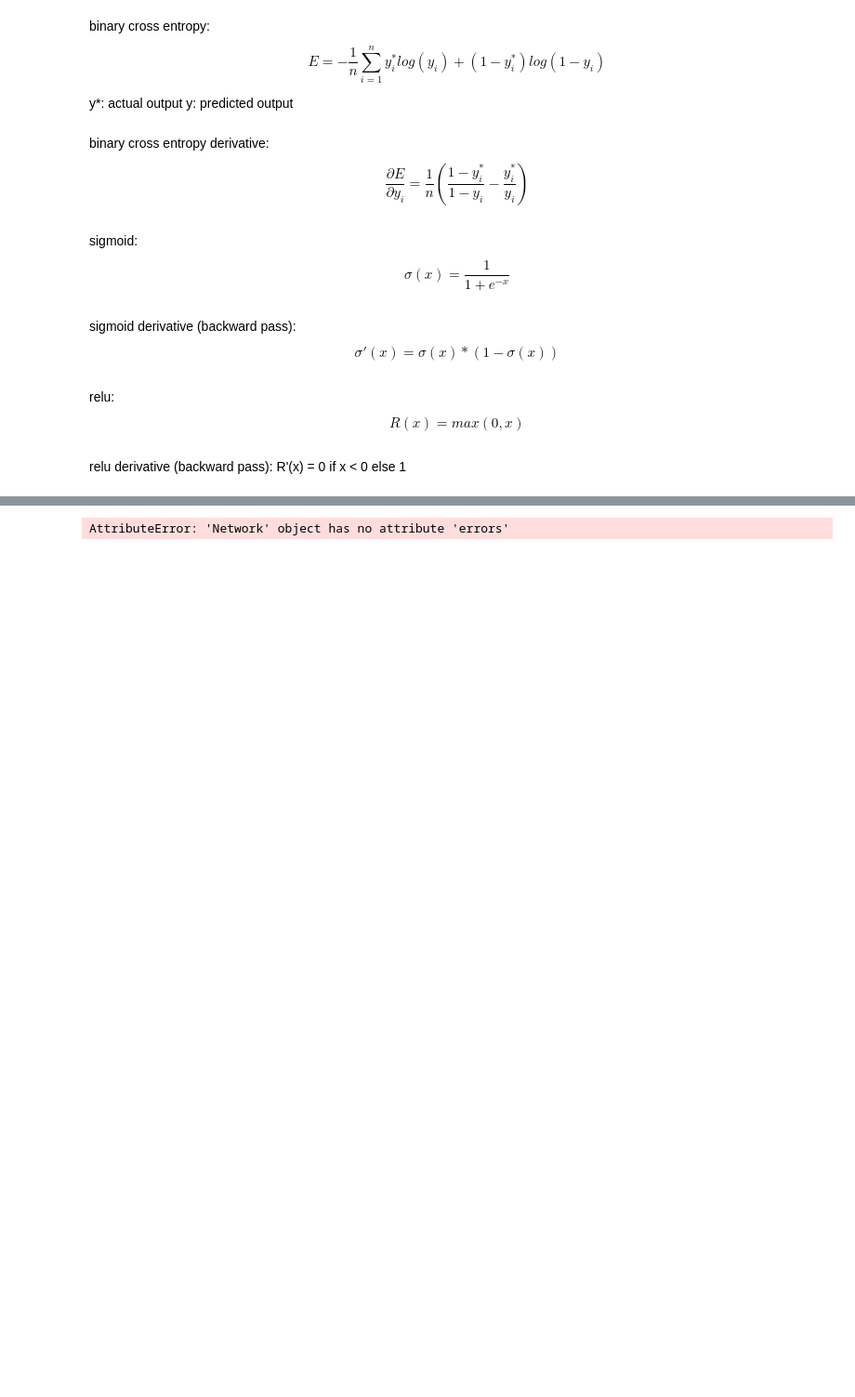
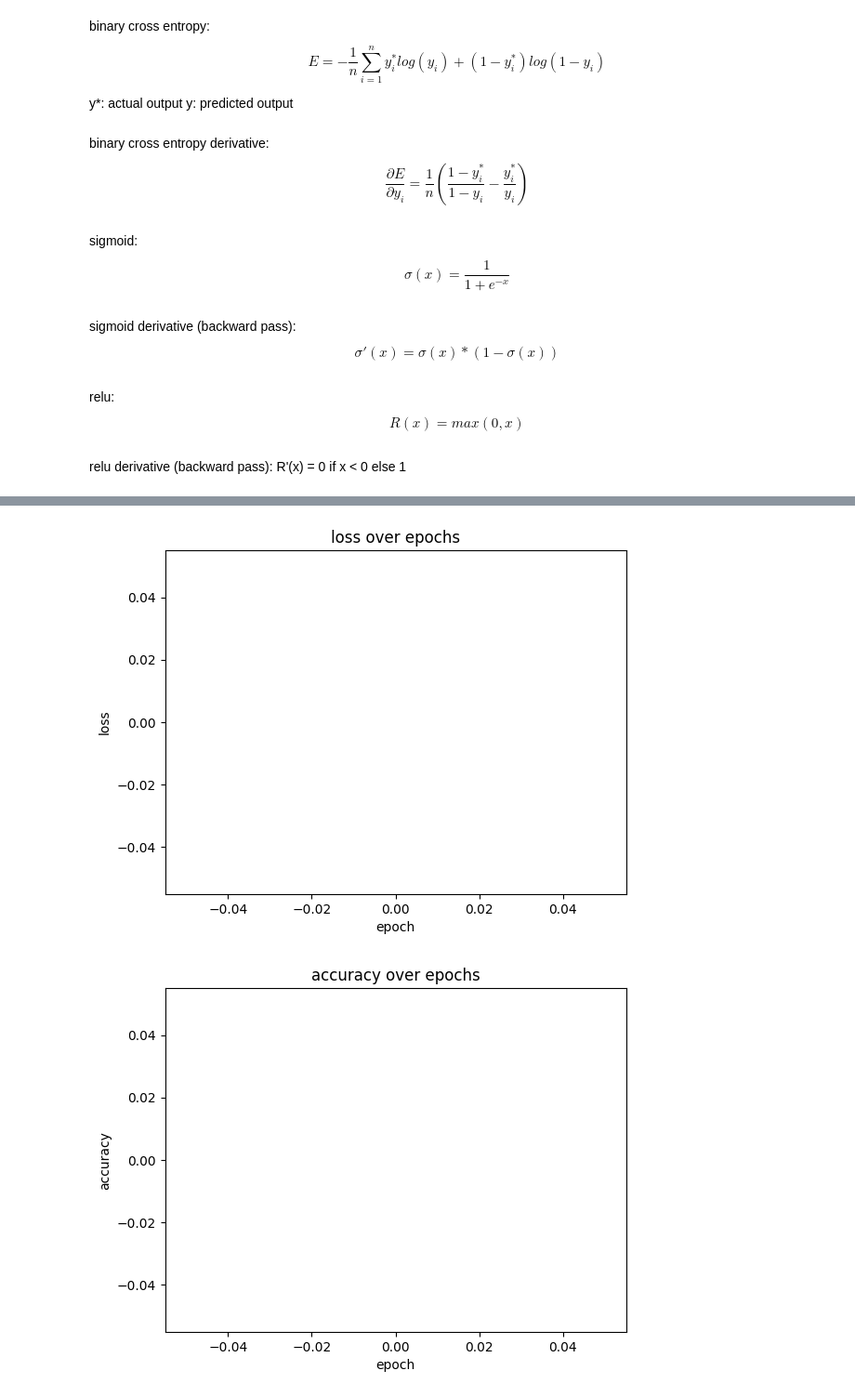
Before and after one commit to flowqrr/dogs_cats_cnn, a Jupyter notebook: dogs-vs-cats/from_scratch_cupy.ipynb, the cells around one changed output, grey strips where cells are left out. Shown at 93% size. Drawn from its saved outputs; the diff is of its cells as text; code cells hidden in the pictures; blank space fills up the shorter version.

```diff
--- a/dogs-vs-cats/from_scratch_cupy.ipynb
+++ b/dogs-vs-cats/from_scratch_cupy.ipynb
@@ -243,10 +303,10 @@ class Network:
             print(f"epoch: {i + 1}/{epochs},\tloss = {average_loss},\taccuracy = {accuracy}%")
 
     def plot_history(self):
-        epochs = [(i+1) for i in range(len(self.errors))]
+        epochs = [(i+1) for i in range(len(self.losses))]
 
         plt.figure(1)
-        plt.plot(epochs, self.errors, color="red")
+        plt.plot(epochs, self.losses, color="red")
         plt.title("loss over epochs")
         plt.xlabel("epoch")
         plt.ylabel("loss")
@@ -263,7 +323,7 @@ import os
 import cv2
 
 image_size = 64
-number_of_images = 10
+number_of_images = 200
 
 
 def load_and_preprocess_data(data_dir, image_size, sample_size = 0):
@@ -389,6 +368,8 @@ pred: dog, true: dog
 conv1 = Convolutional(input_shape=(1, image_size, image_size),
                       kernel_size=3,
                       depth=10)
+
+# maxPool1 = MaxPool(input_shape=conv1.output_shape)
 
 conv2 = Convolutional(input_shape=conv1.output_shape,
                       kernel_size=3,
@@ -404,6 +385,8 @@ network = Network([
     conv1,
     Relu(),
 
+    # maxPool1,
+
     conv2,
     Relu(),
 
@@ -416,7 +399,7 @@ network = Network([
     Dense(n_input=reshaped_int,
           n_output=256),
 
-    Relu(),
+    Sigmoid(),
 
     Dense(n_input=256,
           n_output=2),
@@ -432,8 +415,8 @@ network.train(
     loss_function_derivative=binary_cross_entropy_derivative,
     x_train=x_train,
     y_train=y_train,
-    epochs=100,
-    learning_rate=0.1
+    epochs=200,
+    learning_rate=0.001
 )
 # %% [output]
 TRAIN:
@@ -444,8 +439,10 @@ epoch: 4/100,   loss = nan,     accuracy = 100.0%
 KeyboardInterrupt:
 # %%
+network.errors = network.losses
 network.plot_history()
 # %% [output]
-AttributeError: 'Network' object has no attribute 'errors'
+[figure, added]
+[figure, added]
 # %%
 mempool = np.get_default_memory_pool()
 mempool.free_all_blocks()
```
Also changed, not shown: parts of 4 cells of this notebook, 5 other files.
